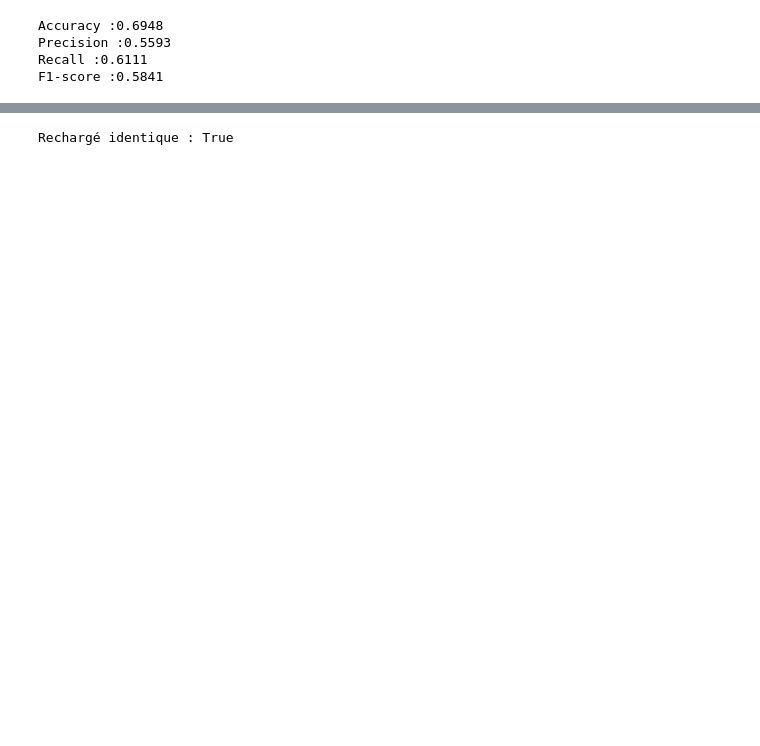
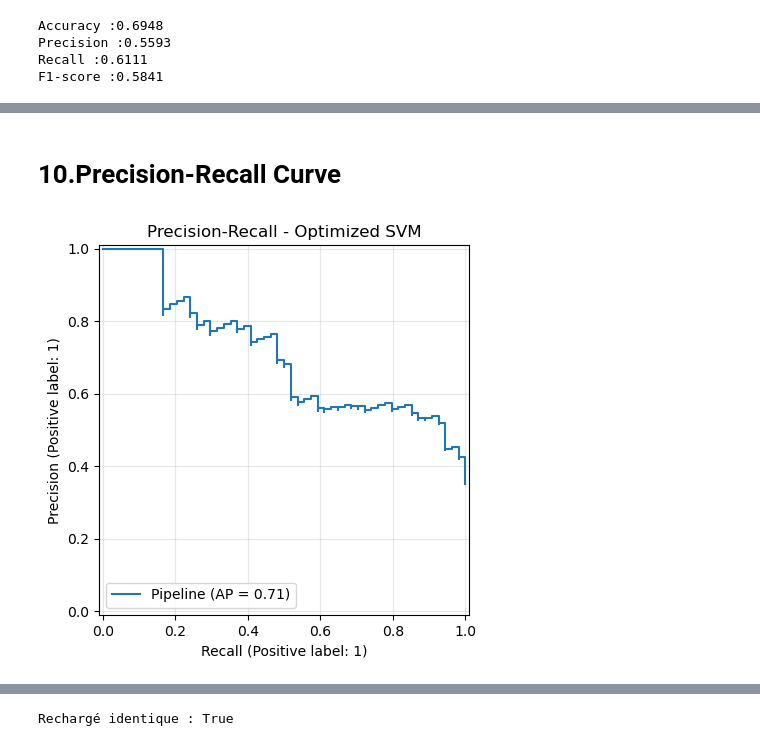
Before and after one commit to sami2000-prog/diabetes-prediction-svm, a Jupyter notebook: diabetes_prediction.ipynb, the cells around one changed output, grey strips where cells are left out. Saved outputs shown, nothing was run; the diff lists cells and outputs as text; code cells hidden in the pictures; blank space fills up the shorter version.

```diff
--- a/diabetes_prediction.ipynb
+++ b/diabetes_prediction.ipynb
@@ -250,0 +259,15 @@ weighted avg       0.70      0.69      0.70       154
+# %% [markdown]
+# 10.Precision-Recall Curve
+# %%
+
+PrecisionRecallDisplay.from_estimator(
+    best_model,
+    X_test,
+    y_test
+)
+
+plt.title('Precision-Recall - Optimized SVM')
+plt.grid(alpha=0.3)
+plt.show()
+# %% [output]
+[figure, added]
```
Also changed, not shown: parts of 16 cells of this notebook, 1 other file.
